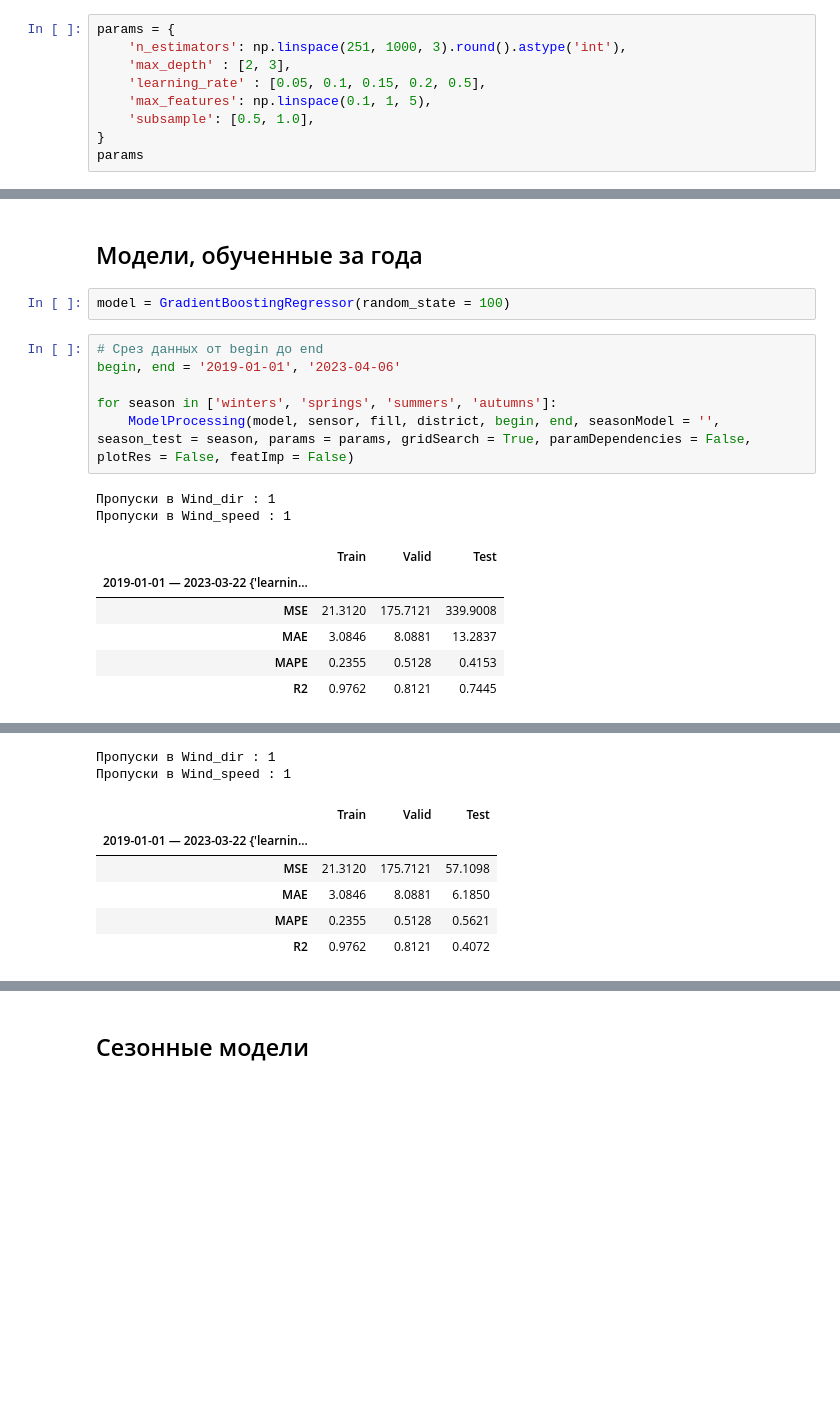
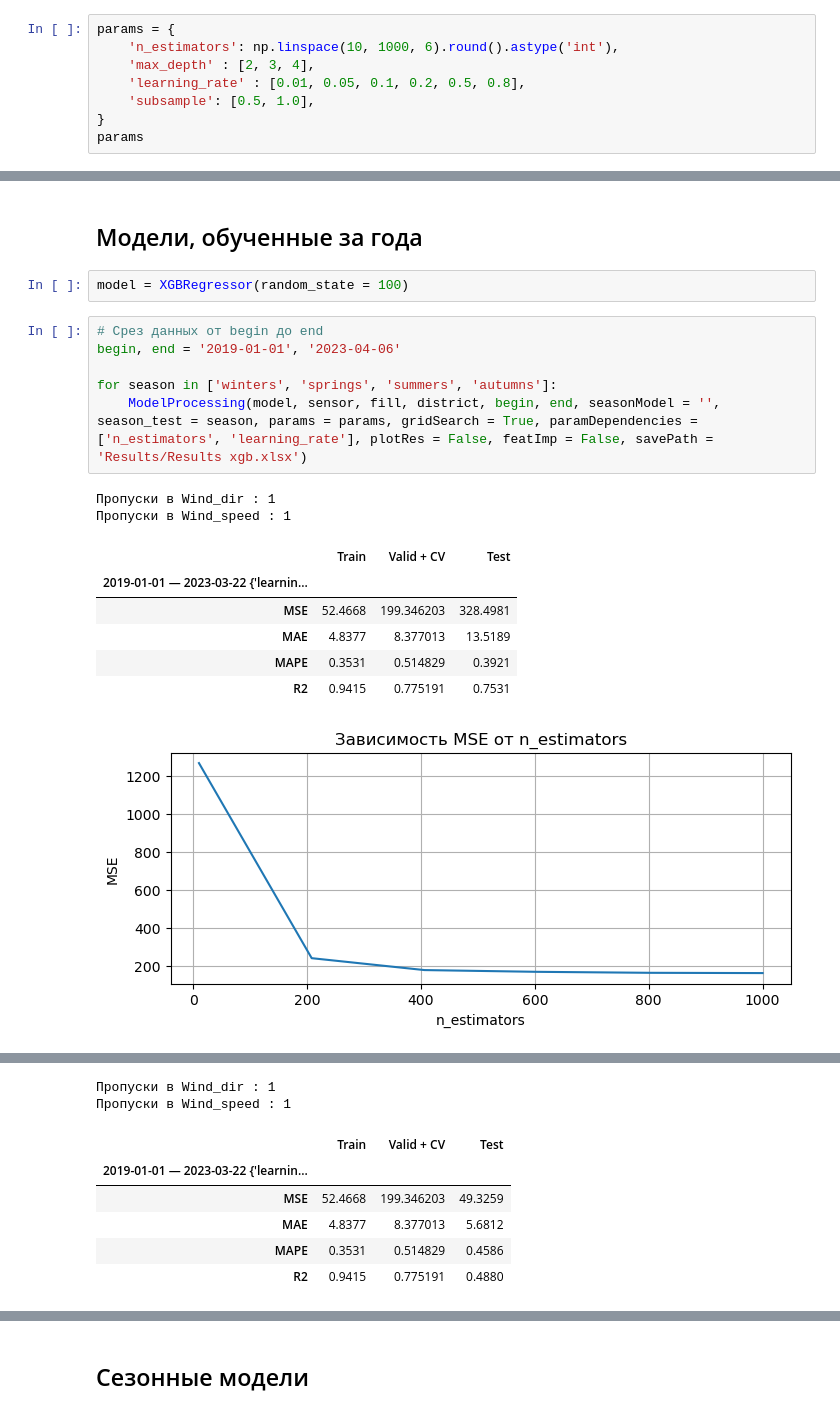
Before and after one commit to Nikita-Lev/Forecasting-PM-2.5-in-the-atmosphere-of-Krasnoyarsk, a Jupyter notebook: XGBoost/XGBoost.ipynb, the cells around one changed output, grey strips where cells are left out. Saved outputs shown, nothing was run; the diff lists cells and outputs as text; blank space fills up the shorter version.

```diff
--- a/XGBoost/XGBoost.ipynb
+++ b/XGBoost/XGBoost.ipynb
@@ -20,10 +20,9 @@ district = 'Mean'
 #savePath = 'Results/Results RF large periods.xlsx'
 # %%
 params = {
-    'n_estimators': np.linspace(251, 1000, 3).round().astype('int'),
-    'max_depth' : [2, 3],
-    'learning_rate' : [0.05, 0.1, 0.15, 0.2, 0.5],
-    'max_features': np.linspace(0.1, 1, 5),
+    'n_estimators': np.linspace(10, 1000, 6).round().astype('int'),
+    'max_depth' : [2, 3, 4],
+    'learning_rate' : [0.01, 0.05, 0.1, 0.2, 0.5, 0.8],
     'subsample': [0.5, 1.0],
 }
 params
@@ -45,19 +34,20 @@ params
 # %% [markdown]
 ## Модели, обученные за года
 # %%
-model = GradientBoostingRegressor(random_state = 100)
+model = XGBRegressor(random_state = 100)
 # %%
 # Срез данных от begin до end
 begin, end = '2019-01-01', '2023-04-06'
 
 for season in ['winters', 'springs', 'summers', 'autumns']:
-    ModelProcessing(model, sensor, fill, district, begin, end, seasonModel = '', season_test = season, params = params, gridSearch = True, paramDependencies = False, plotRes = False, featImp = False)
+    ModelProcessing(model, sensor, fill, district, begin, end, seasonModel = '', season_test = season, params = params, gridSearch = True, paramDependencies = ['n_estimators', 'learning_rate'], plotRes = False, featImp = False, savePath = 'Results/Results xgb.xlsx')
 # %% [output]
 Пропуски в Wind_dir : 1
 Пропуски в Wind_speed : 1
-|  | Train | Valid | Test |
+|  | Train | Valid + CV | Test |
 | 2019-01-01 — 2023-03-22 {'learnin... |  |  |  |
-| MSE | 21.3120 | 175.7121 | 339.9008 |
-| MAE | 3.0846 | 8.0881 | 13.2837 |
-| MAPE | 0.2355 | 0.5128 | 0.4153 |
-| R2 | 0.9762 | 0.8121 | 0.7445 |
+| MSE | 52.4668 | 199.346203 | 328.4981 |
+| MAE | 4.8377 | 8.377013 | 13.5189 |
+| MAPE | 0.3531 | 0.514829 | 0.3921 |
+| R2 | 0.9415 | 0.775191 | 0.7531 |
+[figure, added]
@@ -64,8 +55,8 @@ for season in ['winters', 'springs', 'summers', 'autumns']:
 Пропуски в Wind_dir : 1
 Пропуски в Wind_speed : 1
-|  | Train | Valid | Test |
+|  | Train | Valid + CV | Test |
 | 2019-01-01 — 2023-03-22 {'learnin... |  |  |  |
-| MSE | 21.3120 | 175.7121 | 57.1098 |
-| MAE | 3.0846 | 8.0881 | 6.1850 |
-| MAPE | 0.2355 | 0.5128 | 0.5621 |
-| R2 | 0.9762 | 0.8121 | 0.4072 |
+| MSE | 52.4668 | 199.346203 | 49.3259 |
+| MAE | 4.8377 | 8.377013 | 5.6812 |
+| MAPE | 0.3531 | 0.514829 | 0.4586 |
+| R2 | 0.9415 | 0.775191 | 0.4880 |
```
Also changed, not shown: parts of 5 cells of this notebook, 2 other files.
